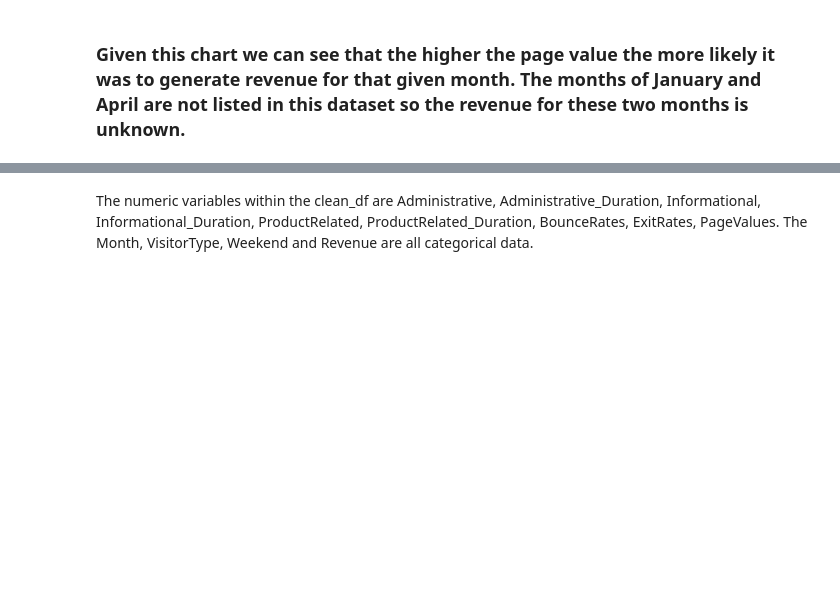
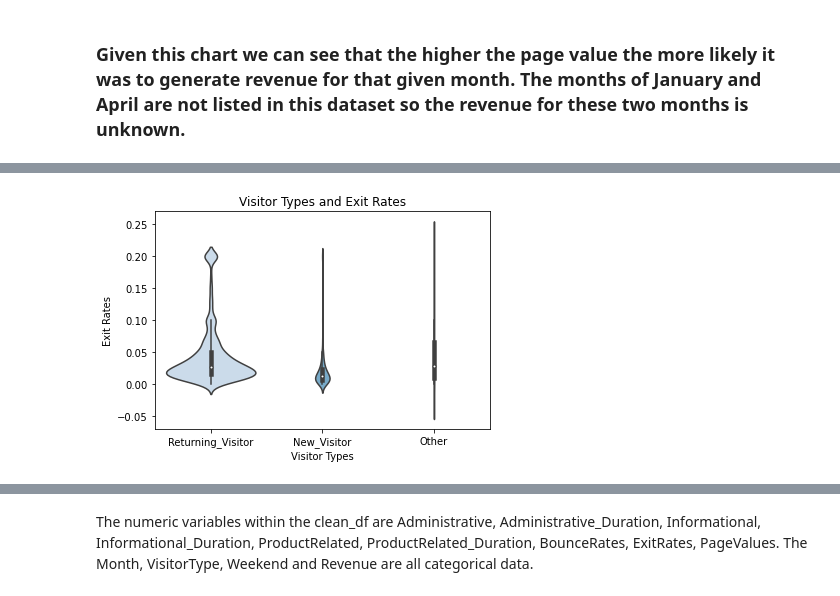
Before and after one commit to justinm329/E_Commerce-, a Jupyter notebook: Project.ipynb, the cells around one changed output, grey strips where cells are left out. Saved outputs shown, nothing was run; the diff lists cells and outputs as text; code cells hidden in the pictures; blank space fills up the shorter version.

```diff
--- a/Project.ipynb
+++ b/Project.ipynb
@@ -359,0 +414,10 @@ plt.show();
+# %%
+sns.violinplot(data = clean_df,
+               x = 'VisitorType', y = 'ExitRates',
+               scale = 'count',
+              palette = "Blues")
+plt.title('Visitor Types and Exit Rates')
+plt.xlabel('Visitor Types')
+plt.ylabel('Exit Rates');
+# %% [output]
+[figure, added]
```
Also changed, not shown: parts of 54 cells of this notebook.
